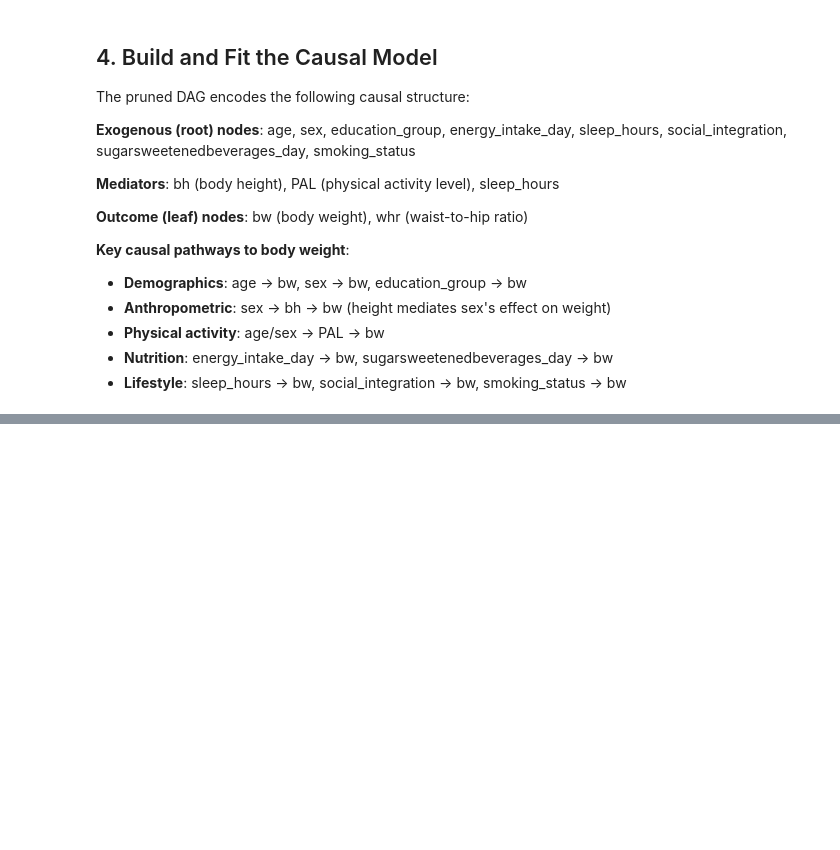
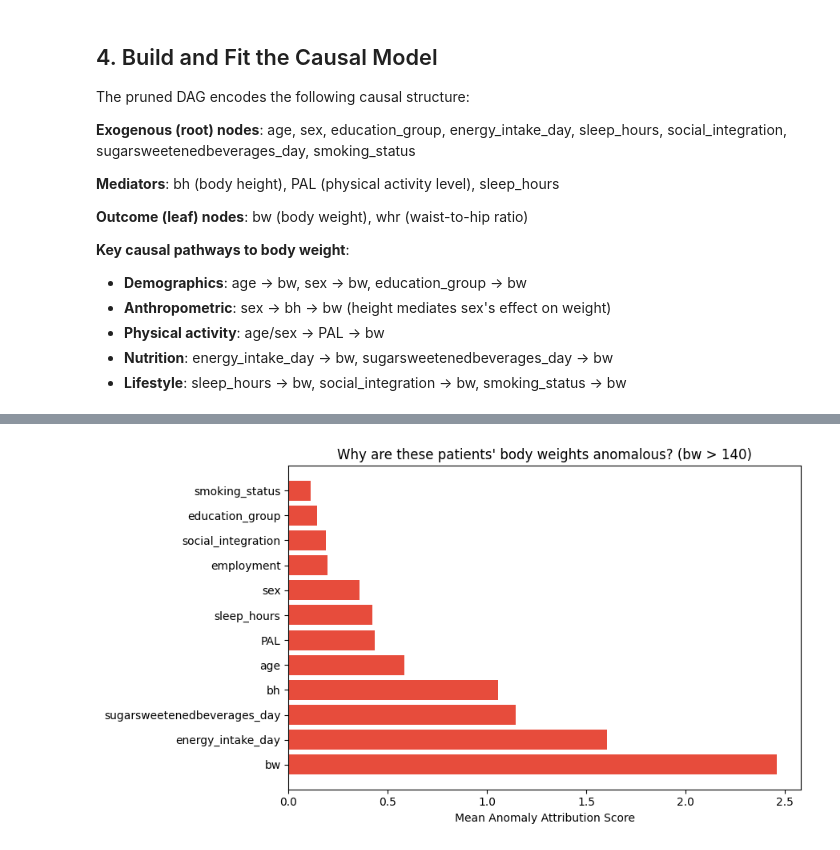
Before and after one commit to robust-ai-group/CausalPype, a Jupyter notebook: examples/demo_huabb_body_weight.ipynb, the cells around one changed output, grey strips where cells are left out. Cells and saved outputs as stored; diff of their text form; code cells hidden in the pictures; blank space fills up the shorter version.

```diff
--- a/examples/demo_huabb_body_weight.ipynb
+++ b/examples/demo_huabb_body_weight.ipynb
@@ -305,0 +478,4 @@ for col in cont_cols:
+# %%
+cp.plotting.plot_anomalies(result_obese, title="Why are these patients' body weights anomalous? (bw > 140)")
+# %% [output]
+[figure, added]
```
Also changed, not shown: parts of 64 cells of this notebook, 8 other files.
